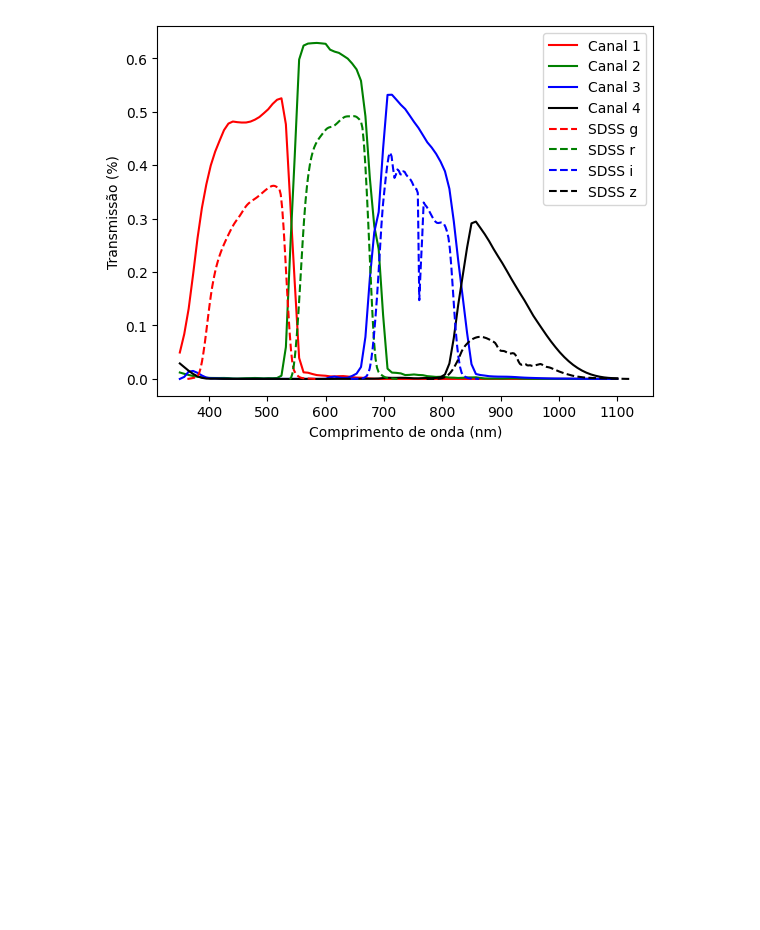
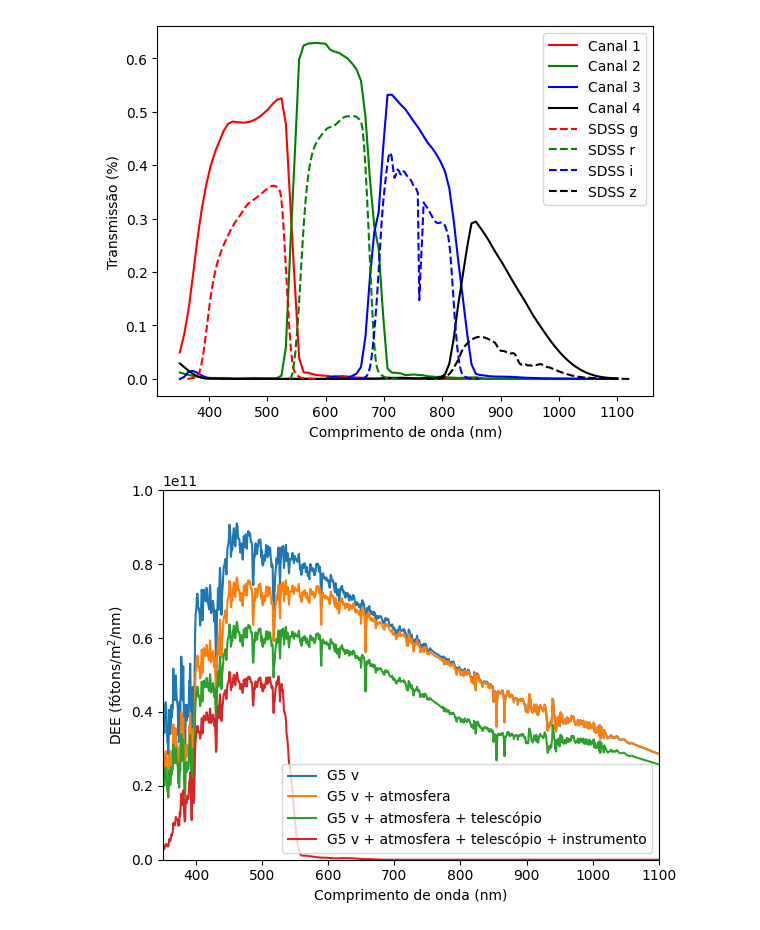
Before and after one commit to DBernardes/AIS, a Jupyter notebook: notebook/spectral_responses.ipynb, the cells around one changed output. Drawn from its saved outputs; the diff is of its cells as text; code cells hidden in the pictures; blank space fills up the shorter version.

```diff
--- a/notebook/spectral_responses.ipynb
+++ b/notebook/spectral_responses.ipynb
@@ -366,34 +366,36 @@ from AIS.Artificial_Image_Simulator import Artificial_Image_Simulator
 
 ccd_operation_mode = {
     "em_mode": "Conv",
     "em_gain": 1,
     "preamp": 1,
     "readout": 1,
     "binn": 1,
     "t_exp": 1,
     "image_size": 100,
 }
 
 ais = Artificial_Image_Simulator(ccd_operation_mode, 1, -70)
 
-ais.create_source_sed("spectral_library", 15, (350, 1100, 1000), spectral_type="g5v")
+ais.create_source_sed_spectral_library(15, (350, 1100, 1000), spectral_type="g5v")
 ais.create_sky_sed("new")
 plt.plot(ais.wavelength, ais.source_sed[0], label="G5 v")
 ais.apply_atmosphere_spectral_response()
 plt.plot(ais.wavelength, ais.source_sed[0], label="G5 v + atmosfera")
 ais.apply_telescope_spectral_response()
 plt.plot(ais.wavelength, ais.source_sed[0], label="G5 v + atmosfera + telescópio")
 ais.apply_sparc4_spectral_response("photometry")
 plt.plot(
     ais.wavelength, ais.source_sed, label="G5 v + atmosfera + telescópio + instrumento"
 )
 plt.legend()
 plt.xlabel("Comprimento de onda (nm)")
 plt.ylabel(r"DEE (fótons/m$^2$/nm)")
 plt.xlim(350, 1100)
 plt.ylim(0, 1e11)
 plt.savefig("figures/spectral_library.png", dpi=300)
 plt.show()
+# %% [output]
+[figure, added]
 # %%
 # PLOT SPECTRAL RESPONSE SHIFTS OF THE RETARDER WAVEPLATES
 
```
Also changed, not shown: 4 other files.
